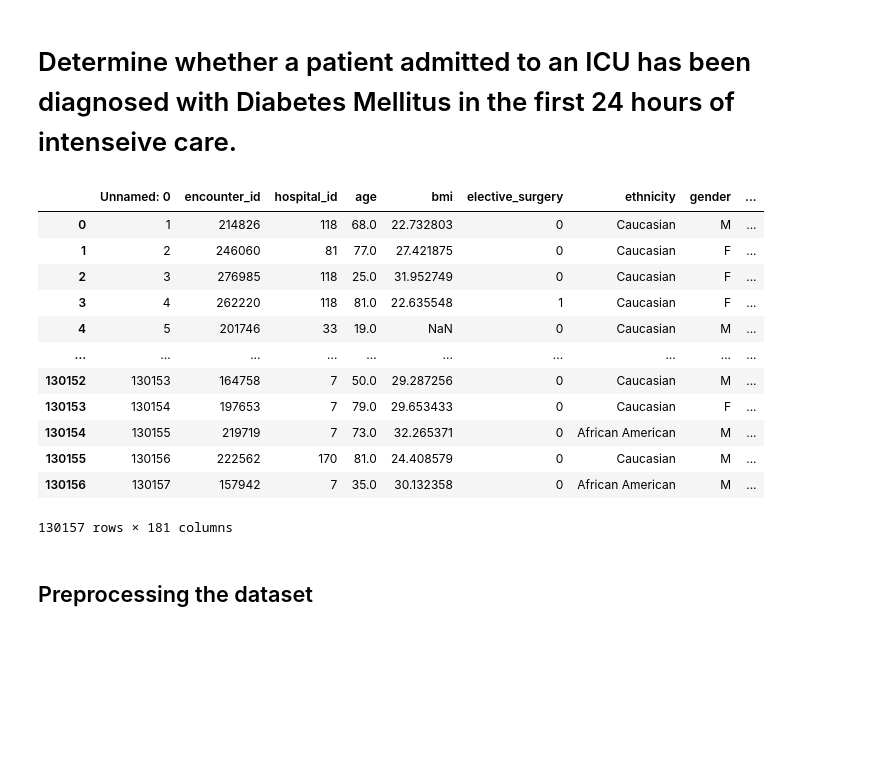
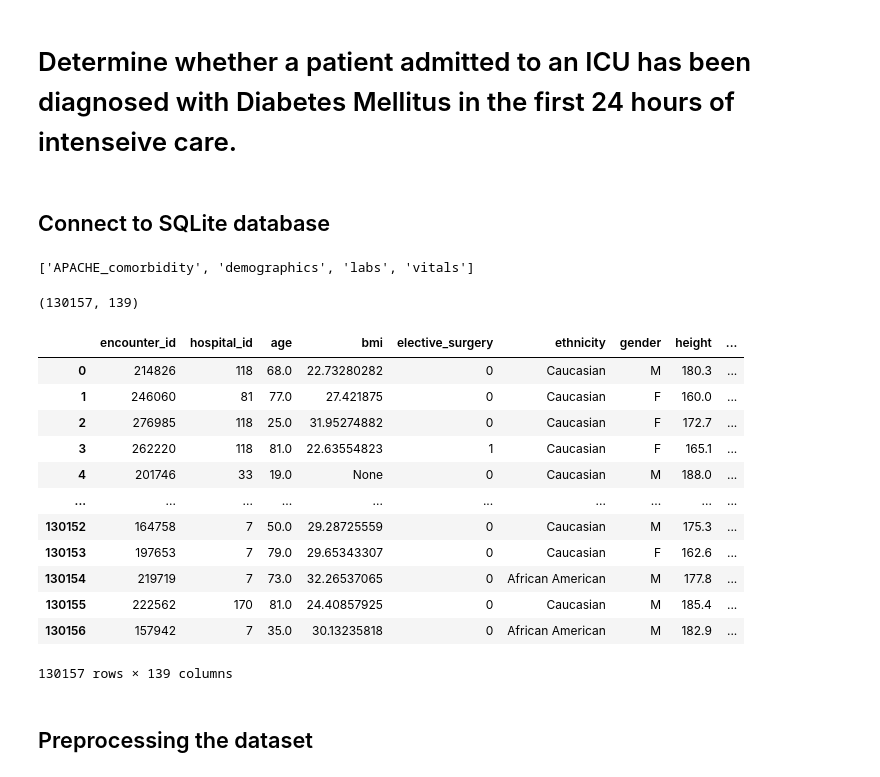
Before and after one commit to Carmenloww/Diabetes-Predictions-in-ICUs, a Jupyter notebook: diabetes_ML_models.ipynb, the cells around one changed output. Saved outputs shown, nothing was run; the diff lists cells and outputs as text; code cells hidden in the pictures; blank space fills up the shorter version.

```diff
--- a/diabetes_ML_models.ipynb
+++ b/diabetes_ML_models.ipynb
@@ -10,18 +14,2 @@ from sklearn.metrics import accuracy_score
-# %%
-# Read csv file
-diabetes_df = pd.read_csv("Resources/TrainingWiDS2021.csv")
-diabetes_df
-# %% [output]
-|  | Unnamed: 0 | encounter_id | hospital_id | age | bmi | elective_surgery | ethnicity | gender | ... |
-| 0 | 1 | 214826 | 118 | 68.0 | 22.732803 | 0 | Caucasian | M | ... |
-| 1 | 2 | 246060 | 81 | 77.0 | 27.421875 | 0 | Caucasian | F | ... |
-| 2 | 3 | 276985 | 118 | 25.0 | 31.952749 | 0 | Caucasian | F | ... |
-| 3 | 4 | 262220 | 118 | 81.0 | 22.635548 | 1 | Caucasian | F | ... |
-| 4 | 5 | 201746 | 33 | 19.0 | NaN | 0 | Caucasian | M | ... |
-| ... | ... | ... | ... | ... | ... | ... | ... | ... | ... |
-| 130152 | 130153 | 164758 | 7 | 50.0 | 29.287256 | 0 | Caucasian | M | ... |
-| 130153 | 130154 | 197653 | 7 | 79.0 | 29.653433 | 0 | Caucasian | F | ... |
-| 130154 | 130155 | 219719 | 7 | 73.0 | 32.265371 | 0 | African American | M | ... |
-| 130155 | 130156 | 222562 | 170 | 81.0 | 24.408579 | 0 | Caucasian | M | ... |
-| 130156 | 130157 | 157942 | 7 | 35.0 | 30.132358 | 0 | African American | M | ... |
-130157 rows × 181 columns
+# %% [markdown]
+## Connect to SQLite database
@@ -27,0 +31,5 @@ diabetes_df
+# %%
+# Print all of the classes mapped to the Base
+Base.classes.keys()
+# %% [output]
+['APACHE_comorbidity', 'demographics', 'labs', 'vitals']
@@ -28,3 +39,22 @@ diabetes_df
+# %%
+diabetes_df = pd.read_sql("SELECT * FROM demographics join vitals on demographics.encounter_id = vitals.encounter_id join labs on demographics.encounter_id = labs.encounter_id join apache_comorbidity on demographics.encounter_id = apache_comorbidity.encounter_id;", engine)
+print(diabetes_df.shape)
+diabetes_df
+# %% [output]
+(130157, 139)
+|  | encounter_id | hospital_id | age | bmi | elective_surgery | ethnicity | gender | height | ... |
+| 0 | 214826 | 118 | 68.0 | 22.73280282 | 0 | Caucasian | M | 180.3 | ... |
+| 1 | 246060 | 81 | 77.0 | 27.421875 | 0 | Caucasian | F | 160.0 | ... |
+| 2 | 276985 | 118 | 25.0 | 31.95274882 | 0 | Caucasian | F | 172.7 | ... |
+| 3 | 262220 | 118 | 81.0 | 22.63554823 | 1 | Caucasian | F | 165.1 | ... |
+| 4 | 201746 | 33 | 19.0 | None | 0 | Caucasian | M | 188.0 | ... |
+| ... | ... | ... | ... | ... | ... | ... | ... | ... | ... |
+| 130152 | 164758 | 7 | 50.0 | 29.28725559 | 0 | Caucasian | M | 175.3 | ... |
+| 130153 | 197653 | 7 | 79.0 | 29.65343307 | 0 | Caucasian | F | 162.6 | ... |
+| 130154 | 219719 | 7 | 73.0 | 32.26537065 | 0 | African American | M | 177.8 | ... |
+| 130155 | 222562 | 170 | 81.0 | 24.40857925 | 0 | Caucasian | M | 185.4 | ... |
+| 130156 | 157942 | 7 | 35.0 | 30.13235818 | 0 | African American | M | 182.9 | ... |
+130157 rows × 139 columns
 # %% [markdown]
 ## Preprocessing the dataset
 # %%
```
Also changed, not shown: parts of 16 cells of this notebook, 13 other files.
